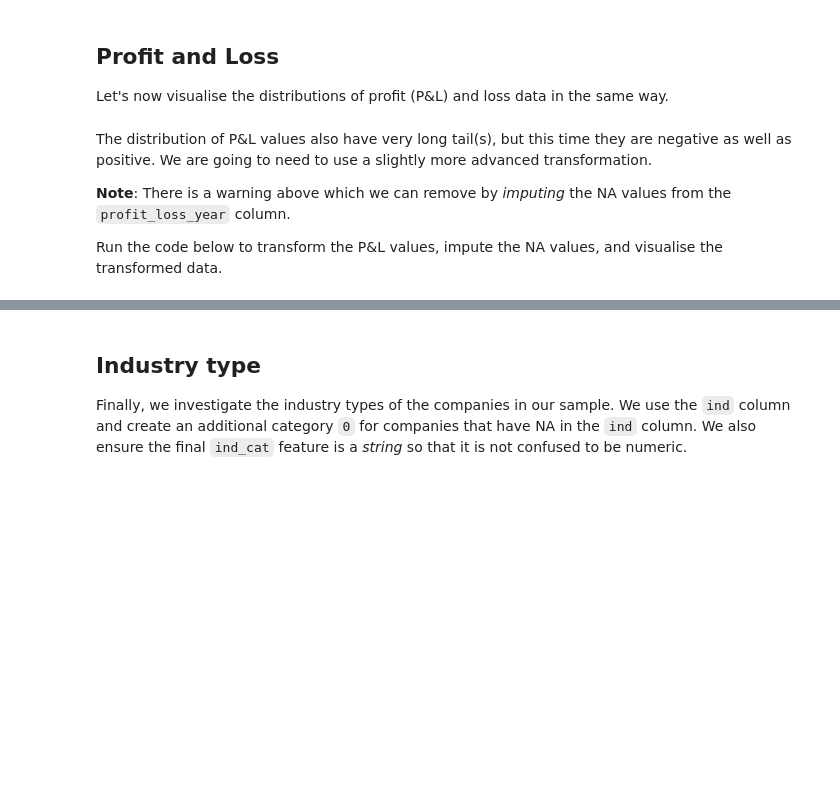
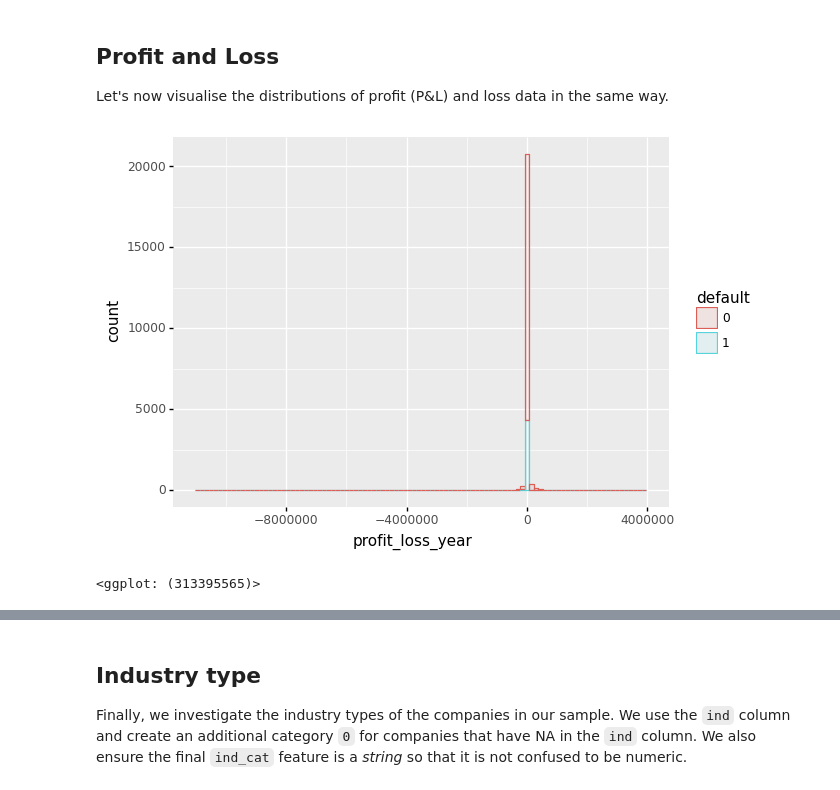
Before and after one commit to data-analytics-in-business/gabor-firm-exit-case-study, a Jupyter notebook: notebooks/Feature Engineering.ipynb, the cells around one changed output, grey strips where cells are left out. Cells and saved outputs as stored; diff of their text form; code cells hidden in the pictures; blank space fills up the shorter version.

```diff
--- a/notebooks/Feature Engineering.ipynb
+++ b/notebooks/Feature Engineering.ipynb
@@ -53,11 +67,8 @@ The data looks much more [*normal*](https://en.wikipedia.org/wiki/Normal_distrib
 Let's now visualise the distributions of profit (P&L) and loss data in the same way.
 # %%
 (ggplot(sample, aes(x='profit_loss_year', color='default', fill='default'))
-     + geom_density(alpha=0.1)
+     + geom_histogram(bins=100,alpha=0.1)
 )
+# %% [output]
+[figure, added]
+<ggplot: (313395565)>
-# %% [markdown]
-The distribution of P&L values also have very long tail(s), but this time they are negative as well as positive. We are going to need to use a slightly more advanced transformation.
-
-**Note**: There is a warning above which we can remove by *imputing* the NA values from the `profit_loss_year` column.
-
-Run the code below to transform the P&L values, impute the NA values, and visualise the transformed data.
```
Also changed, not shown: parts of 18 cells of this notebook.
